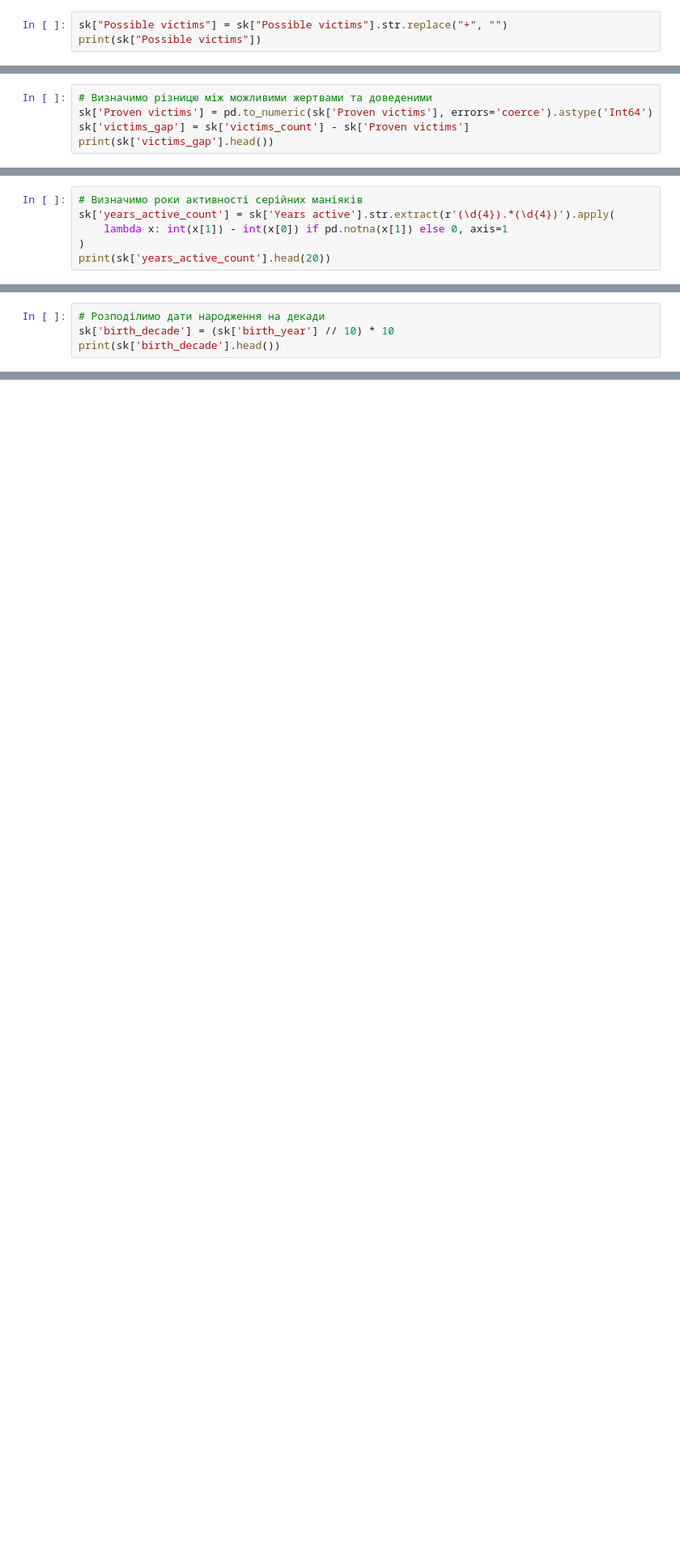
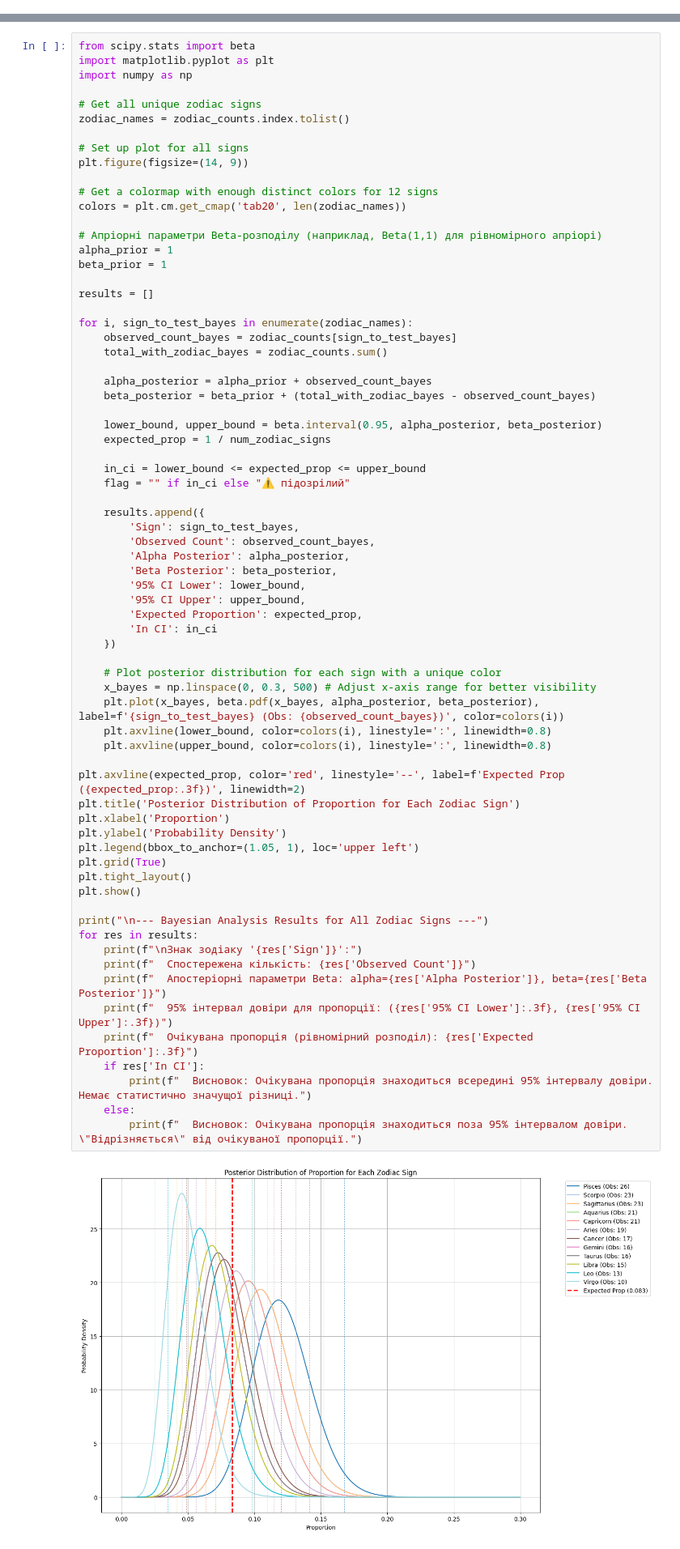
Before and after one commit to evjeeenji/Serial_killers, a Jupyter notebook: serials_killers.ipynb, the cells around one changed output, grey strips where cells are left out. Shown at 81% size. Saved outputs shown, nothing was run; the diff lists cells and outputs as text; blank space fills up the shorter version.

Commit message:
Перевірка впливу дня і місяця народження на людину. Чи в неї більше шансів "стати вбивцею"?

```diff
--- a/serials_killers.ipynb
+++ b/serials_killers.ipynb
@@ -281,3 +116,0 @@ print(sk["country_clean"].unique())
-# %%
-sk["Possible victims"] = sk["Possible victims"].str.replace("+", "")
-print(sk["Possible victims"])
@@ -381,5 +116,0 @@ print(sk.head(20))
-# %%
-# Визначимо різницю між можливими жертвами та доведеними
-sk['Proven victims'] = pd.to_numeric(sk['Proven victims'], errors='coerce').astype('Int64')
-sk['victims_gap'] = sk['victims_count'] - sk['Proven victims']
-print(sk['victims_gap'].head())
@@ -393,6 +116,0 @@ Name: victims_gap, dtype: Int64
-# %%
-# Визначимо роки активності серійних маніяків
-sk['years_active_count'] = sk['Years active'].str.extract(r'(\d{4}).*(\d{4})').apply(
-    lambda x: int(x[1]) - int(x[0]) if pd.notna(x[1]) else 0, axis=1
-)
-print(sk['years_active_count'].head(20))
@@ -417,4 +116,0 @@ Name: years_active_count, dtype: int64
-# %%
-# Розподілимо дати народження на декади
-sk['birth_decade'] = (sk['birth_year'] // 10) * 10
-print(sk['birth_decade'].head())
@@ -434,0 +184,72 @@ files.download('serial_killer.csv')
+# %%
+from scipy.stats import beta
+import matplotlib.pyplot as plt
+import numpy as np
+
+# Get all unique zodiac signs
+zodiac_names = zodiac_counts.index.tolist()
+
+# Set up plot for all signs
+plt.figure(figsize=(14, 9))
+
+# Get a colormap with enough distinct colors for 12 signs
+colors = plt.cm.get_cmap('tab20', len(zodiac_names))
+
+# Апріорні параметри Beta-розподілу (наприклад, Beta(1,1) для рівномірного апріорі)
+alpha_prior = 1
+beta_prior = 1
+
+results = []
+
+for i, sign_to_test_bayes in enumerate(zodiac_names):
+    observed_count_bayes = zodiac_counts[sign_to_test_bayes]
+    total_with_zodiac_bayes = zodiac_counts.sum()
+
+    alpha_posterior = alpha_prior + observed_count_bayes
+    beta_posterior = beta_prior + (total_with_zodiac_bayes - observed_count_bayes)
+
+    lower_bound, upper_bound = beta.interval(0.95, alpha_posterior, beta_posterior)
+    expected_prop = 1 / num_zodiac_signs
+
+    in_ci = lower_bound <= expected_prop <= upper_bound
+    flag = "" if in_ci else "⚠️ підозрілий"
+
+    results.append({
+        'Sign': sign_to_test_bayes,
+        'Observed Count': observed_count_bayes,
+        'Alpha Posterior': alpha_posterior,
+        'Beta Posterior': beta_posterior,
+        '95% CI Lower': lower_bound,
+        '95% CI Upper': upper_bound,
+        'Expected Proportion': expected_prop,
+        'In CI': in_ci
+    })
+
+    # Plot posterior distribution for each sign with a unique color
+    x_bayes = np.linspace(0, 0.3, 500) # Adjust x-axis range for better visibility
+    plt.plot(x_bayes, beta.pdf(x_bayes, alpha_posterior, beta_posterior), label=f'{sign_to_test_bayes} (Obs: {observed_count_bayes})', color=colors(i))
+    plt.axvline(lower_bound, color=colors(i), linestyle=':', linewidth=0.8)
+    plt.axvline(upper_bound, color=colors(i), linestyle=':', linewidth=0.8)
+
+plt.axvline(expected_prop, color='red', linestyle='--', label=f'Expected Prop ({expected_prop:.3f})', linewidth=2)
+plt.title('Posterior Distribution of Proportion for Each Zodiac Sign')
+plt.xlabel('Proportion')
+plt.ylabel('Probability Density')
+plt.legend(bbox_to_anchor=(1.05, 1), loc='upper left')
+plt.grid(True)
+plt.tight_layout()
+plt.show()
+
+print("\n--- Bayesian Analysis Results for All Zodiac Signs ---")
+for res in results:
+    print(f"\nЗнак зодіаку '{res['Sign']}':")
+    print(f"  Спостережена кількість: {res['Observed Count']}")
+    print(f"  Апостеріорні параметри Beta: alpha={res['Alpha Posterior']}, beta={res['Beta Posterior']}")
+    print(f"  95% інтервал довіри для пропорції: ({res['95% CI Lower']:.3f}, {res['95% CI Upper']:.3f})")
+    print(f"  Очікувана пропорція (рівномірний розподіл): {res['Expected Proportion']:.3f}")
+    if res['In CI']:
+        print(f"  Висновок: Очікувана пропорція знаходиться всередині 95% інтервалу довіри. Немає статистично значущої різниці.")
+    else:
+        print(f"  Висновок: Очікувана пропорція знаходиться поза 95% інтервалом довіри. \"Відрізняється\" від очікуваної пропорції.")
+# %% [output]
+[figure, added]
```
Also changed, not shown: parts of 26 cells of this notebook.
